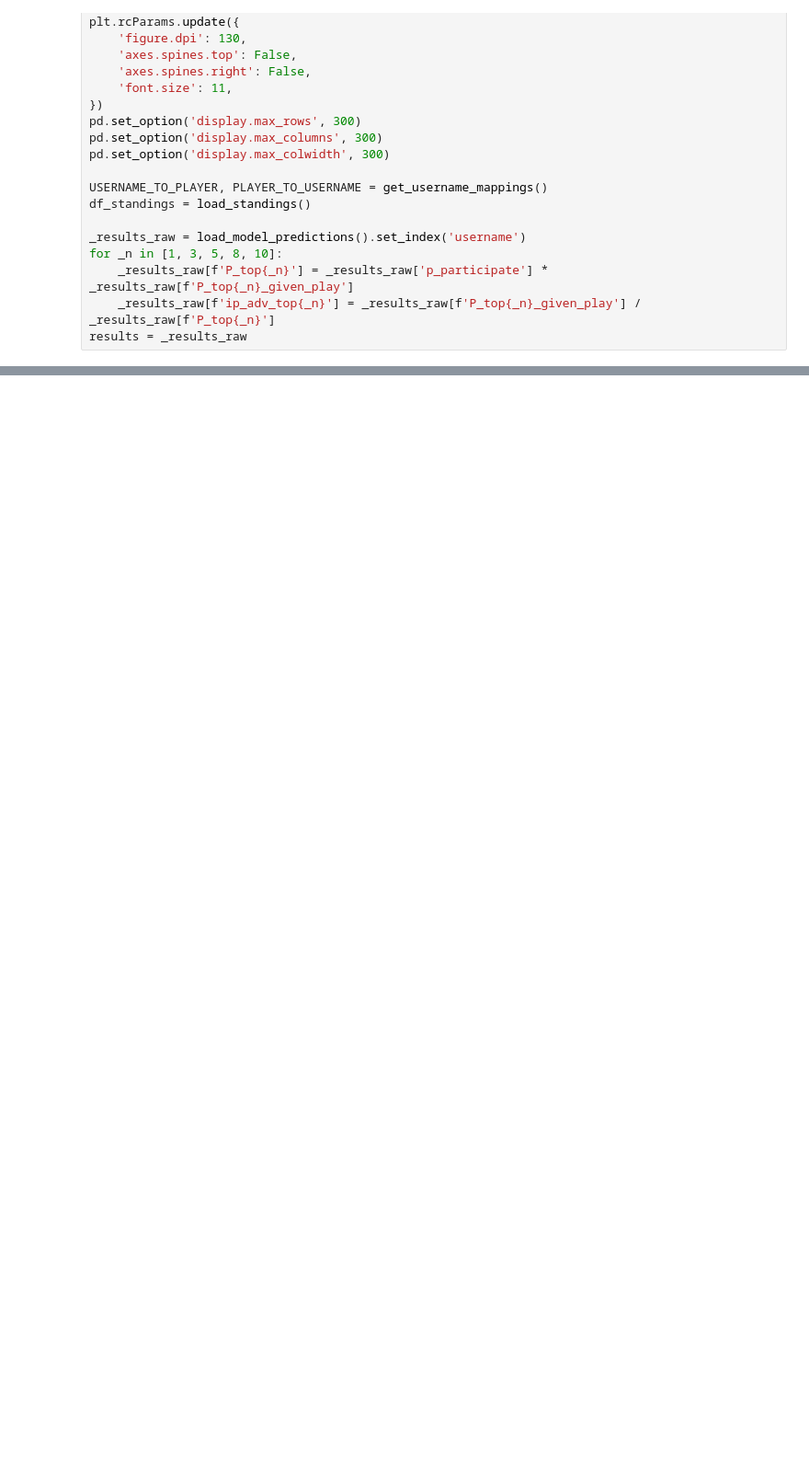
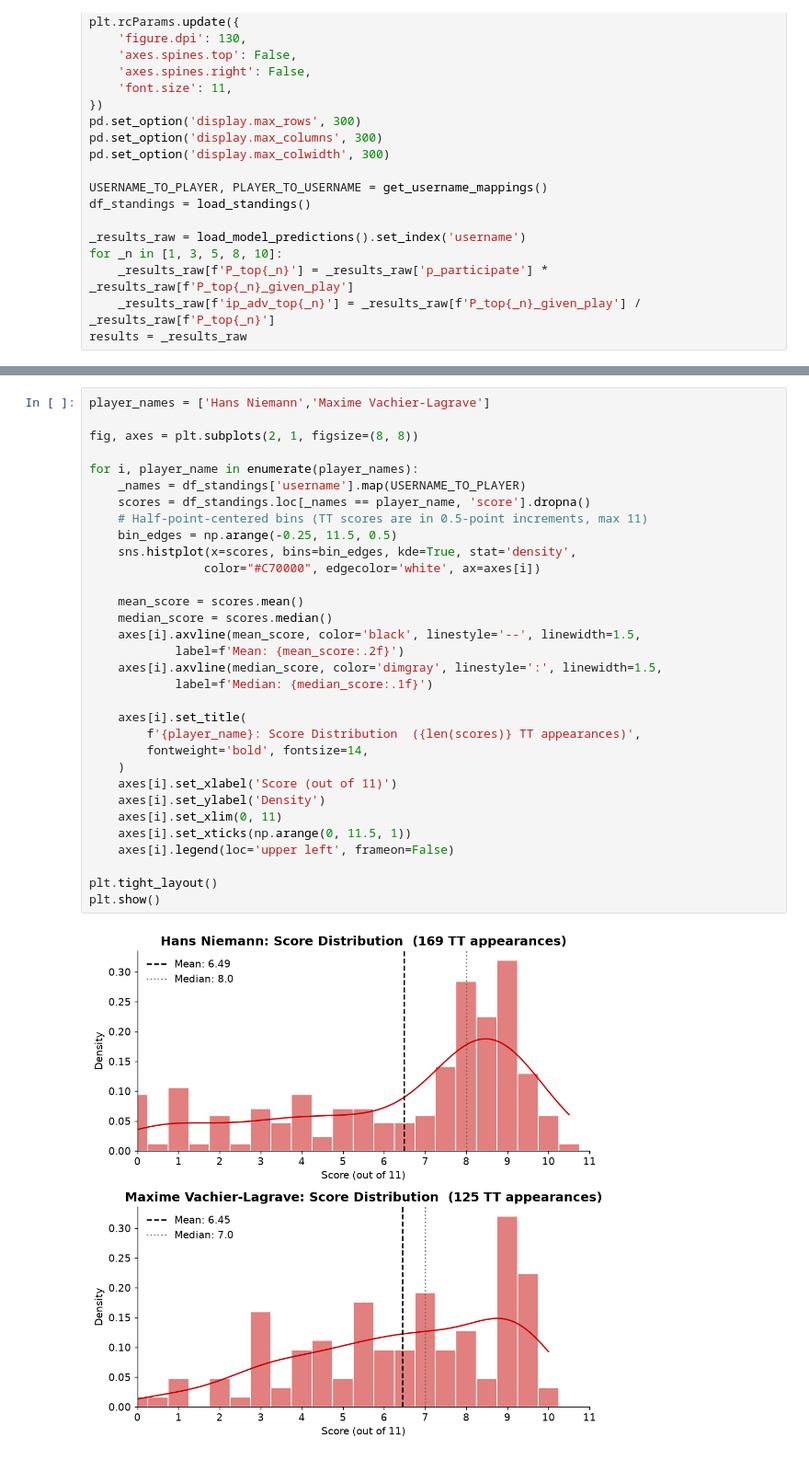
Before and after one commit to EvanMcCormick37/titled-tuesday-analysis, a Jupyter notebook: notebooks/evans-analysis.ipynb, the cells around one changed output, grey strips where cells are left out. Shown at 92% size. Cells and saved outputs as stored; diff of their text form; blank space fills up the shorter version.

```diff
--- a/notebooks/evans-analysis.ipynb
+++ b/notebooks/evans-analysis.ipynb
@@ -650,0 +116,34 @@ P(8) If Plays: 38.38
+# %%
+player_names = ['Hans Niemann','Maxime Vachier-Lagrave']
+
+fig, axes = plt.subplots(2, 1, figsize=(8, 8))
+
+for i, player_name in enumerate(player_names):
+    _names = df_standings['username'].map(USERNAME_TO_PLAYER)
+    scores = df_standings.loc[_names == player_name, 'score'].dropna()
+    # Half-point-centered bins (TT scores are in 0.5-point increments, max 11)
+    bin_edges = np.arange(-0.25, 11.5, 0.5)
+    sns.histplot(x=scores, bins=bin_edges, kde=True, stat='density',
+                color="#C70000", edgecolor='white', ax=axes[i])
+
+    mean_score = scores.mean()
+    median_score = scores.median()
+    axes[i].axvline(mean_score, color='black', linestyle='--', linewidth=1.5,
+            label=f'Mean: {mean_score:.2f}')
+    axes[i].axvline(median_score, color='dimgray', linestyle=':', linewidth=1.5,
+            label=f'Median: {median_score:.1f}')
+
+    axes[i].set_title(
+        f'{player_name}: Score Distribution  ({len(scores)} TT appearances)',
+        fontweight='bold', fontsize=14,
+    )
+    axes[i].set_xlabel('Score (out of 11)')
+    axes[i].set_ylabel('Density')
+    axes[i].set_xlim(0, 11)
+    axes[i].set_xticks(np.arange(0, 11.5, 1))
+    axes[i].legend(loc='upper left', frameon=False)
+
+plt.tight_layout()
+plt.show()
+# %% [output]
+[figure, added]
```
Also changed, not shown: parts of 18 cells of this notebook, 9 other files.
